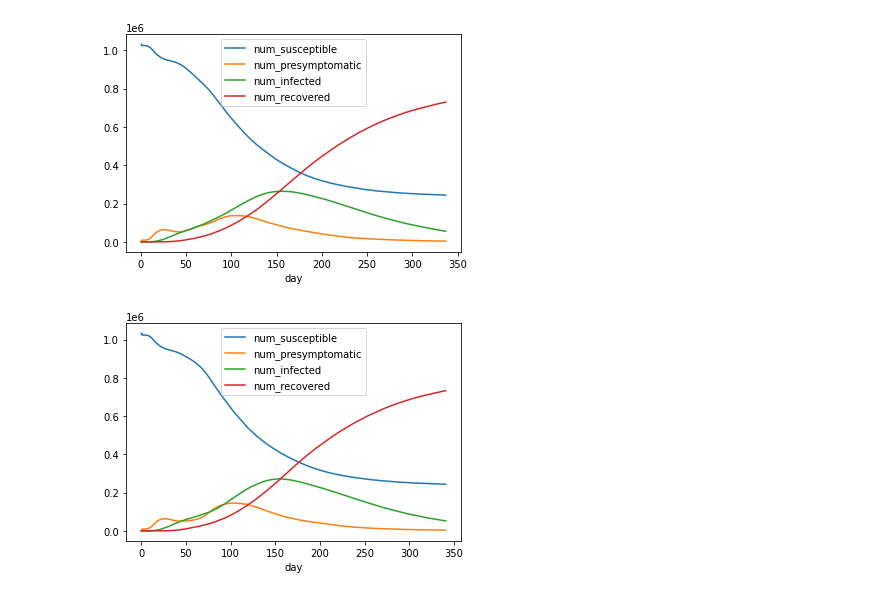
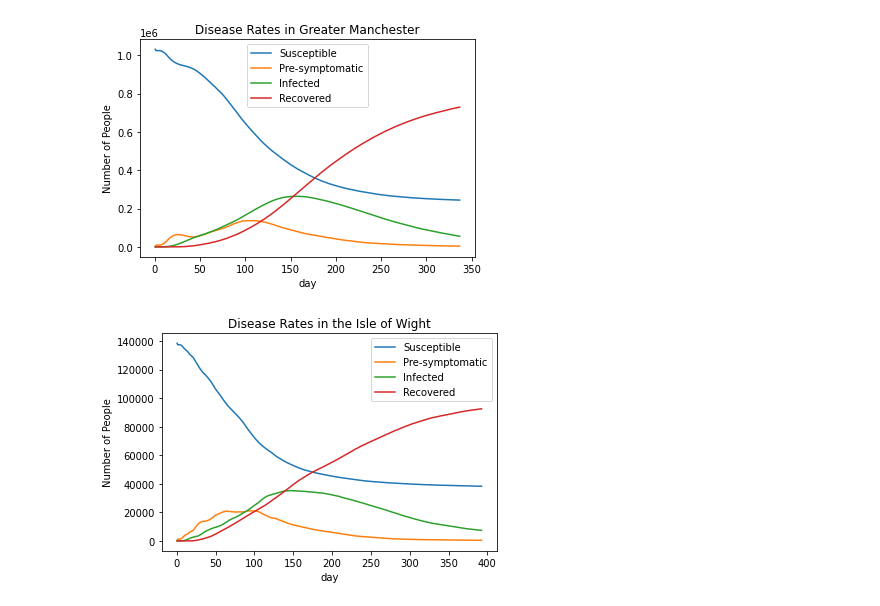
Before and after one commit to Alfred-Mountfield/outbreak-sim, a Jupyter notebook: python/report_analysis/report_reader.ipynb, the cells around one changed output. Saved outputs shown, nothing was run; the diff lists cells and outputs as text; code cells hidden in the pictures.

Commit message:
Small visual updates on report reader

```diff
--- a/python/report_analysis/report_reader.ipynb
+++ b/python/report_analysis/report_reader.ipynb
@@ -10,19 +10,29 @@ def parse_report(report_dir):
     report['day'] = report['time_step'] / parameters['time_steps_per_day']
     report = report.set_index('day')
     report.drop('time_step', axis='columns', inplace=True)
-
+    report.rename({
+        'num_susceptible': 'Susceptible',
+        'num_presymptomatic': 'Pre-symptomatic',
+        'num_infected': 'Infected',
+        'num_recovered': 'Recovered'},
+        axis='columns', inplace=True)
     return (parameters, report)
 # %%
-def graph_infections(report):
+def graph_infections(report, title):
     fig, ax = plt.subplots()
+    ax.set_ylabel('Number of People')
+    ax.set_title(title)
     report.plot(ax=ax)
+    return fig
 # %%
-parameters, report = parse_report("../../reports/model_greater_manchester/0/")
-graph_infections(report)
+parameters, report = parse_report("../../reports/greater_manchester/0/")
+fig = graph_infections(report, 'Disease Rates in Greater Manchester')
+fig.savefig('graphs/greater_manchester')
 # %% [output]
-[figure, old version]
+[figure, new version]
 # %%
-parameters, report = parse_report("../../reports/model_greater_manchester/1/")
-graph_infections(report)
+parameters, report = parse_report("../../reports/isle_of_wight/1/")
+graph_infections(report, 'Disease Rates in the Isle of Wight')
+fig.savefig('graphs/isle_of_wight')
 # %% [output]
-[figure, old version]
+[figure, new version]
```
Also changed, not shown: parts of 1 cell of this notebook, 1 other file.
